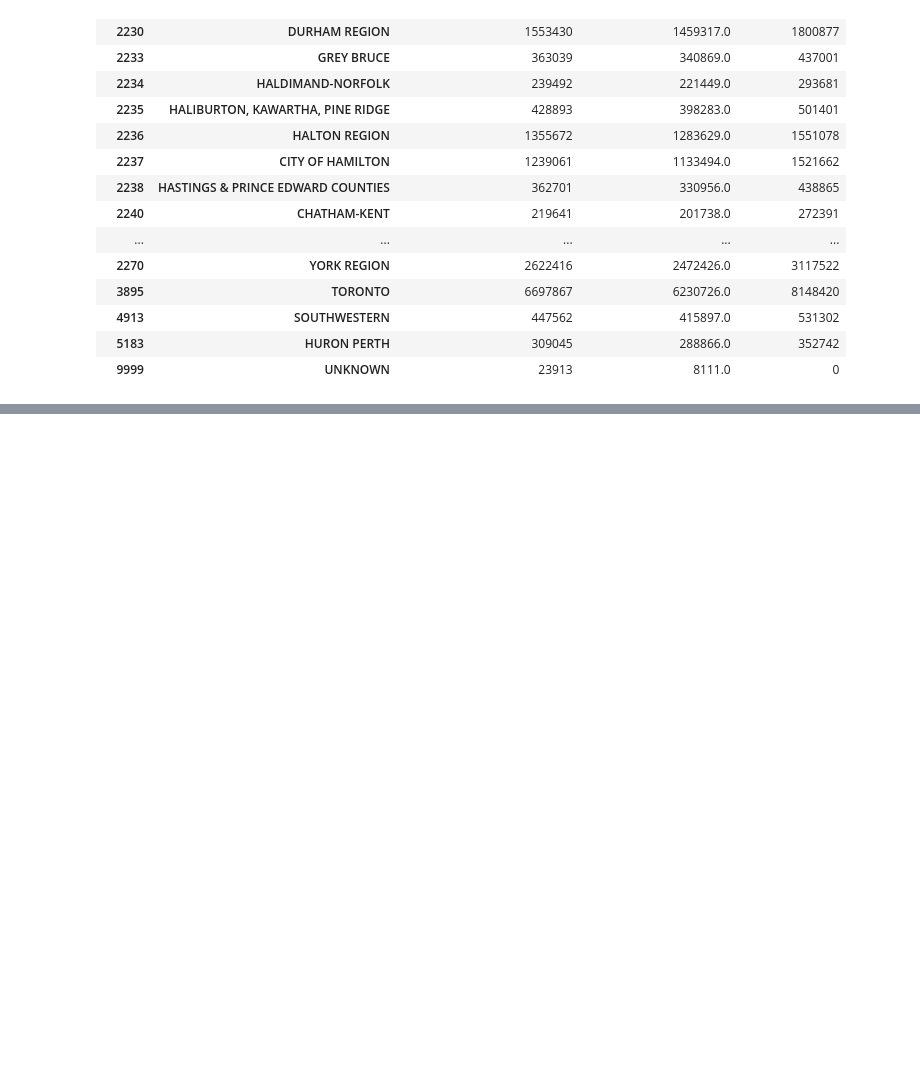
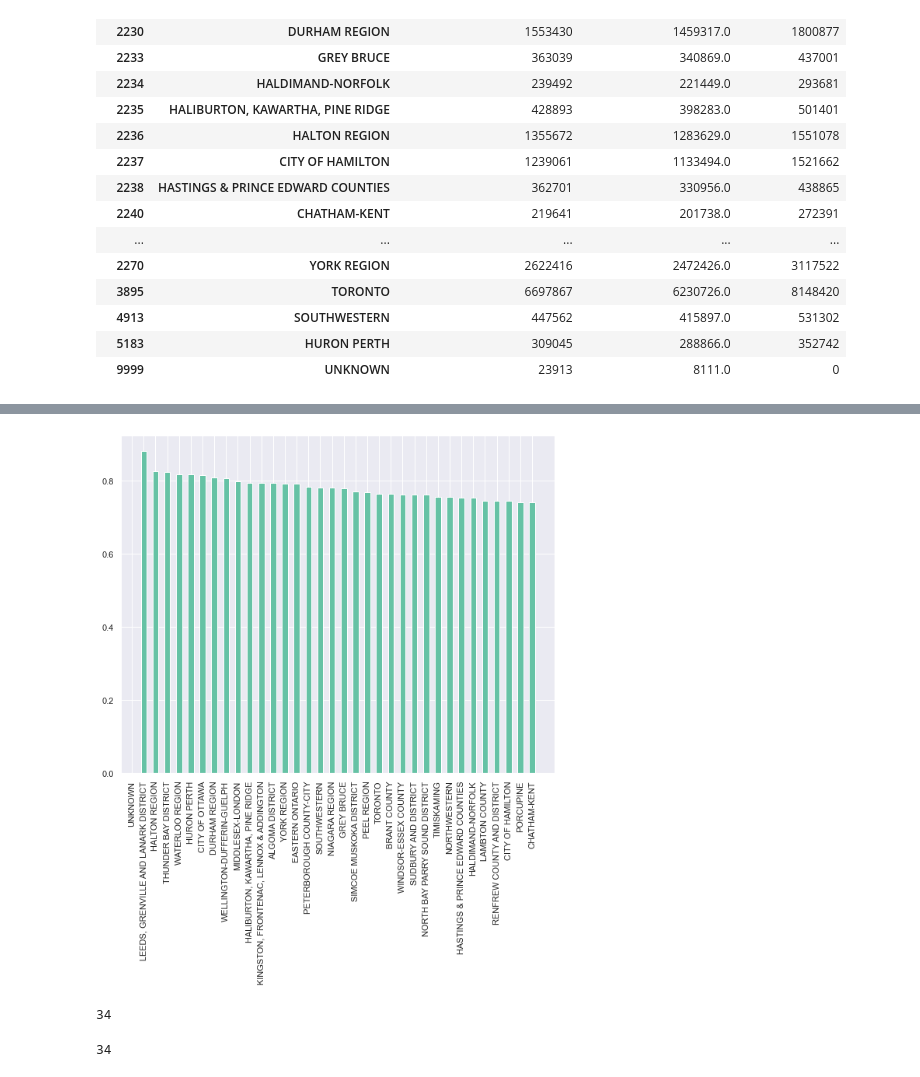
Before and after one commit to keqideng/data_analysis_portfolio_project, a Jupyter notebook: ontario_covid_analysis/ontario_covid_analysis.ipynb, the cells around one changed output, grey strips where cells are left out. Cells and saved outputs as stored; diff of their text form; code cells hidden in the pictures; blank space fills up the shorter version.

```diff
--- a/ontario_covid_analysis/ontario_covid_analysis.ipynb
+++ b/ontario_covid_analysis/ontario_covid_analysis.ipynb
@@ -424,0 +424,8 @@ on_vaxx_piv
+# %%
+plt.figure(figsize=(10,8))
+plt.bar(x=on_vaxx_piv['PHU name'],height=on_vaxx_piv.full_vaxx_pect, width=0.5)
+#put x label vertical for easier visual
+plt.xticks(ticks=range(len(on_vaxx_piv)), labels=on_vaxx_piv['PHU name'], rotation=90)
+plt.show()
+# %% [output]
+[figure, added]
@@ -424,0 +441,6 @@ on_vaxx_piv
+# %%
+on_vaxx_piv.sort_values(by='PHU name', inplace=True)
+on_vaxx_piv.reset_index(inplace=True)
+len(on_vaxx_piv)
+# %% [output]
+34
@@ -424,0 +450,7 @@ on_vaxx_piv
+# %%
+phu_change_rate_df.columns = ['PHU','change_rate']
+phu_change_rate_df.sort_values(by='PHU', inplace=True)
+phu_change_rate_df.reset_index(inplace=True)
+len(phu_change_rate_df)
+# %% [output]
+34
```
Also changed, not shown: parts of 13 cells of this notebook, 1 other file.
